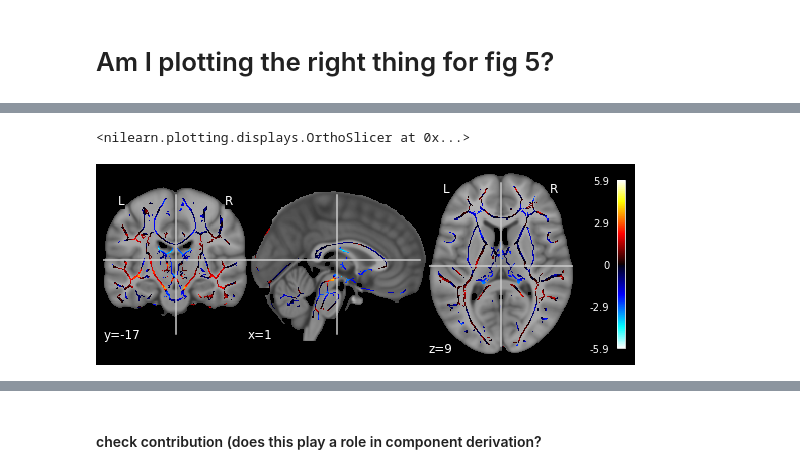
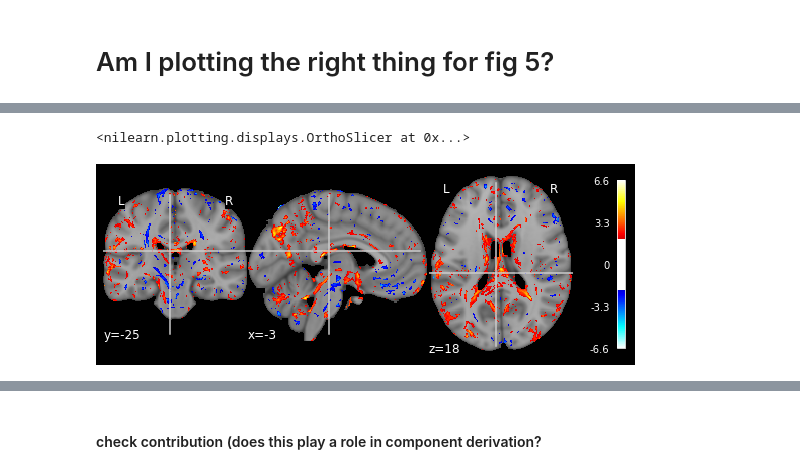
Before and after one commit to syzhang/bfl_extract, a Jupyter notebook: dev_clf.ipynb, the cells around one changed output, grey strips where cells are left out. Drawn from its saved outputs; the diff is of its cells as text; code cells hidden in the pictures.

```diff
--- a/dev_clf.ipynb
+++ b/dev_clf.ipynb
@@ -285,5 +266,6 @@ plot_stat_map(img_reshape_ni, bg_img=mask_path, threshold=3) # feature2
-# %%
-plot_stat_map(img_reshape_ni, bg_img=mask_path) # feature12
-# %% [output]
-<nilearn.plotting.displays.OrthoSlicer at 0x...>
-[figure, removed]
+# %%
+reshape_z, mask_path = load_modZ(data_dir, 28)
+plot_stat_map(reshape_z, bg_img=mask_path, threshold=2) # feature28
+# %% [output]
+<nilearn.plotting.displays.OrthoSlicer at 0x...>
+[figure, added]
```
Also changed, not shown: parts of 27 cells of this notebook.
